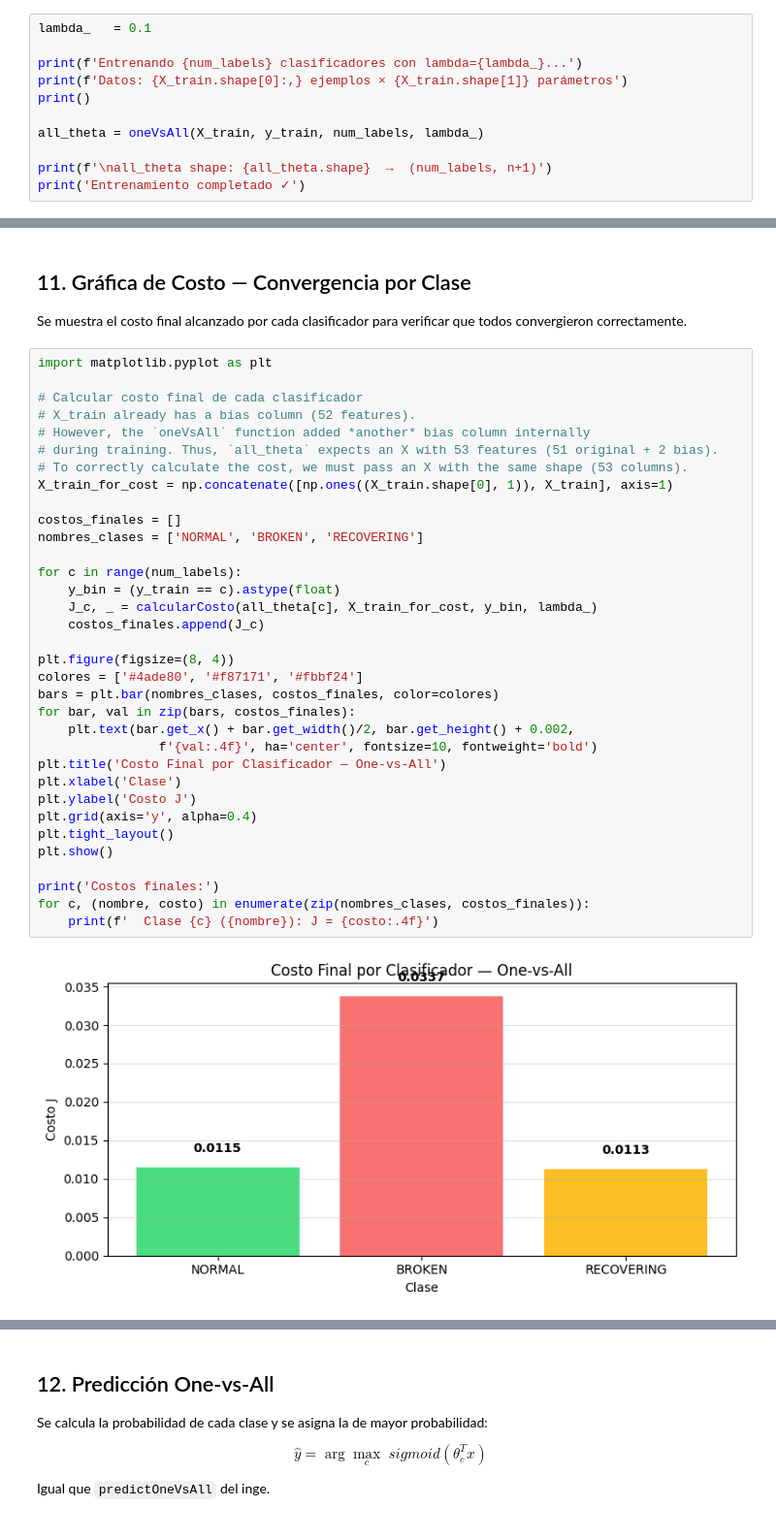
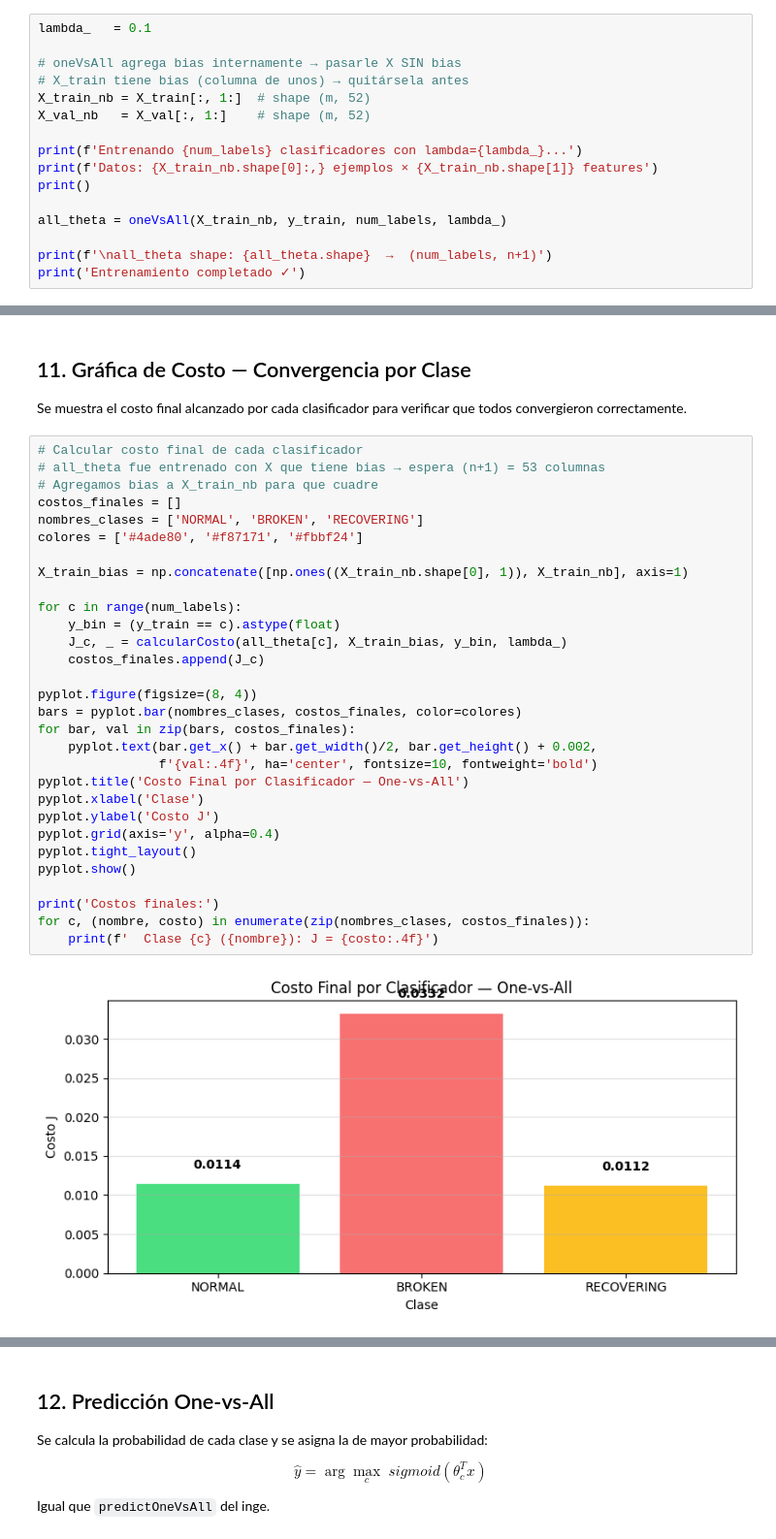
Before and after one commit to AAsoto10/Inteligencia-Artificial-, a Jupyter notebook: LABORATORIO/laboratorio4/lab4nografica.ipynb, the cells around one changed output, grey strips where cells are left out. Shown at 97% size. Drawn from its saved outputs; the diff is of its cells as text.

```diff
--- a/LABORATORIO/laboratorio4/lab4nografica.ipynb
+++ b/LABORATORIO/laboratorio4/lab4nografica.ipynb
@@ -582,11 +582,16 @@ El resultado `all_theta` tiene forma (3, n+1): una fila de parámetros por clase
 # %%
 lambda_   = 0.1
 
+# oneVsAll agrega bias internamente → pasarle X SIN bias
+# X_train tiene bias (columna de unos) → quitársela antes
+X_train_nb = X_train[:, 1:]  # shape (m, 52)
+X_val_nb   = X_val[:, 1:]    # shape (m, 52)
+
 print(f'Entrenando {num_labels} clasificadores con lambda={lambda_}...')
-print(f'Datos: {X_train.shape[0]:,} ejemplos × {X_train.shape[1]} parámetros')
+print(f'Datos: {X_train_nb.shape[0]:,} ejemplos × {X_train_nb.shape[1]} features')
 print()
 
-all_theta = oneVsAll(X_train, y_train, num_labels, lambda_)
+all_theta = oneVsAll(X_train_nb, y_train, num_labels, lambda_)
 
 print(f'\nall_theta shape: {all_theta.shape}  →  (num_labels, n+1)')
 print('Entrenamiento completado ✓')
@@ -606,39 +611,35 @@ Entrenamiento completado ✓
 Se muestra el costo final alcanzado por cada clasificador
 para verificar que todos convergieron correctamente.
 # %%
-import matplotlib.pyplot as plt
-
 # Calcular costo final de cada clasificador
-# X_train already has a bias column (52 features).
-# However, the `oneVsAll` function added *another* bias column internally
-# during training. Thus, `all_theta` expects an X with 53 features (51 original + 2 bias).
-# To correctly calculate the cost, we must pass an X with the same shape (53 columns).
-X_train_for_cost = np.concatenate([np.ones((X_train.shape[0], 1)), X_train], axis=1)
-
+# all_theta fue entrenado con X que tiene bias → espera (n+1) = 53 columnas
+# Agregamos bias a X_train_nb para que cuadre
 costos_finales = []
 nombres_clases = ['NORMAL', 'BROKEN', 'RECOVERING']
+colores = ['#4ade80', '#f87171', '#fbbf24']
+
+X_train_bias = np.concatenate([np.ones((X_train_nb.shape[0], 1)), X_train_nb], axis=1)
 
 for c in range(num_labels):
     y_bin = (y_train == c).astype(float)
-    J_c, _ = calcularCosto(all_theta[c], X_train_for_cost, y_bin, lambda_)
+    J_c, _ = calcularCosto(all_theta[c], X_train_bias, y_bin, lambda_)
     costos_finales.append(J_c)
 
-plt.figure(figsize=(8, 4))
-colores = ['#4ade80', '#f87171', '#fbbf24']
-bars = plt.bar(nombres_clases, costos_finales, color=colores)
+pyplot.figure(figsize=(8, 4))
+bars = pyplot.bar(nombres_clases, costos_finales, color=colores)
 for bar, val in zip(bars, costos_finales):
-    plt.text(bar.get_x() + bar.get_width()/2, bar.get_height() + 0.002,
+    pyplot.text(bar.get_x() + bar.get_width()/2, bar.get_height() + 0.002,
                 f'{val:.4f}', ha='center', fontsize=10, fontweight='bold')
-plt.title('Costo Final por Clasificador — One-vs-All')
-plt.xlabel('Clase')
-plt.ylabel('Costo J')
-plt.grid(axis='y', alpha=0.4)
-plt.tight_layout()
-plt.show()
+pyplot.title('Costo Final por Clasificador — One-vs-All')
+pyplot.xlabel('Clase')
+pyplot.ylabel('Costo J')
+pyplot.grid(axis='y', alpha=0.4)
+pyplot.tight_layout()
+pyplot.show()
 
 print('Costos finales:')
 for c, (nombre, costo) in enumerate(zip(nombres_clases, costos_finales)):
     print(f'  Clase {c} ({nombre}): J = {costo:.4f}')
 # %% [output]
-[figure, old version]
+[figure, new version]
 Costos finales:
```
Also changed, not shown: parts of 4 cells of this notebook, 1 other file.
